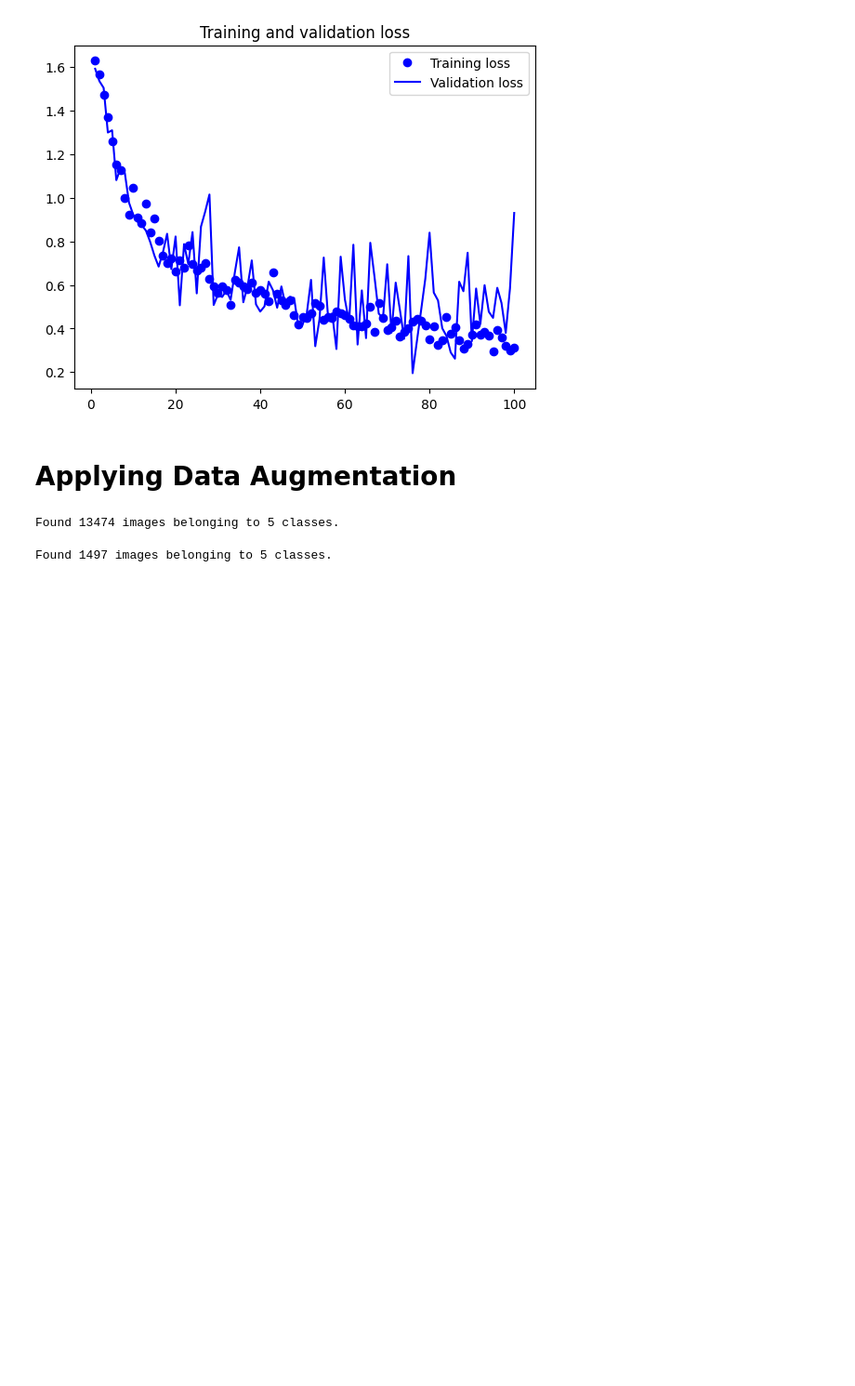
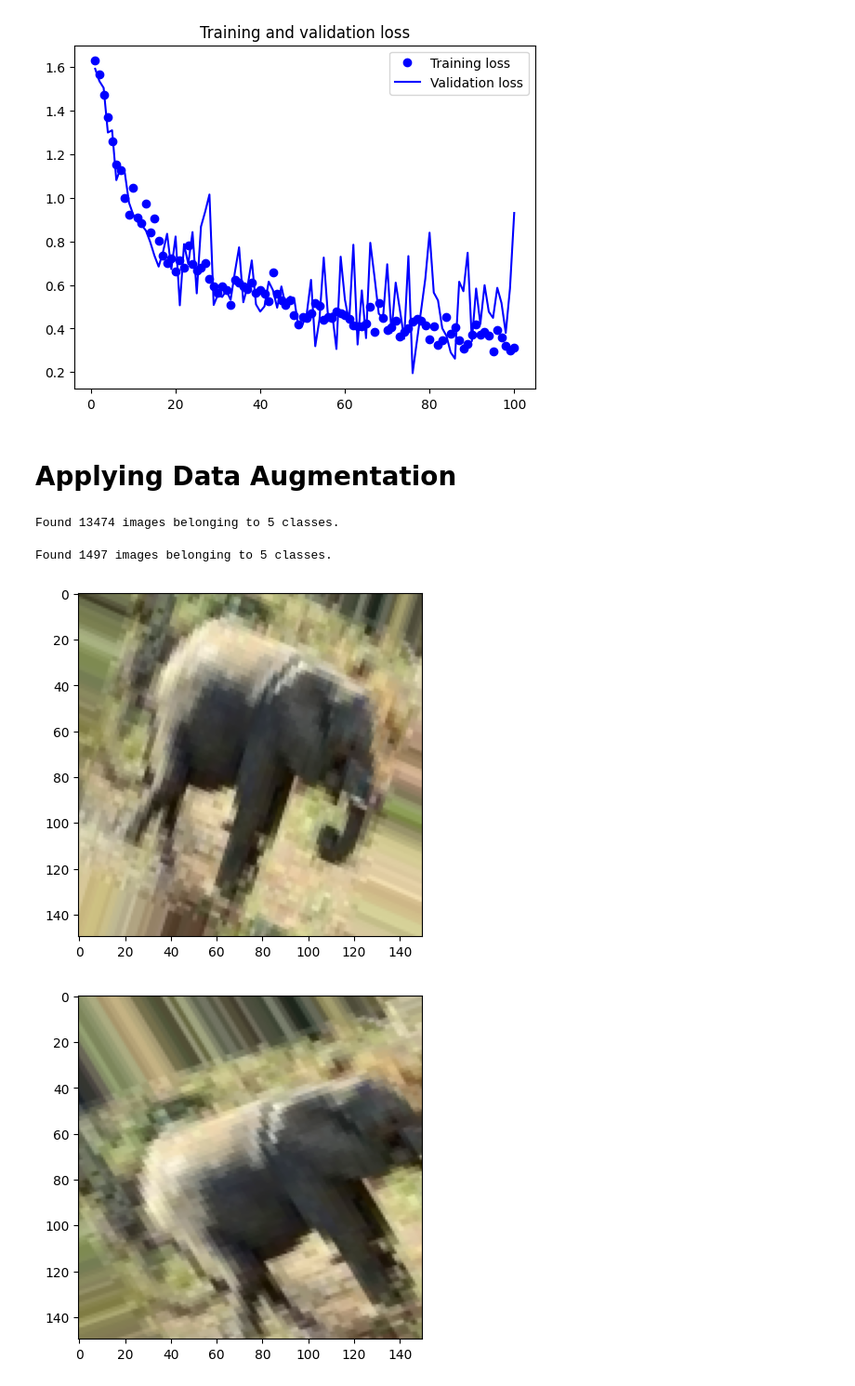
Before and after one commit to quantum-insights/DSM150_CNN, a Jupyter notebook: cnn.ipynb, the cells around one changed output. Shown at 93% size. Saved outputs shown, nothing was run; the diff lists cells and outputs as text; code cells hidden in the pictures; blank space fills up the shorter version.

```diff
--- a/cnn.ipynb
+++ b/cnn.ipynb
@@ -337,3 +387,29 @@ val_aug_generator= val_aug_img_data_gen.flow_from_directory(
 )
 # %% [output]
 Found 1497 images belonging to 5 classes.
+# %%
+# displaying some random pics
+from keras.preprocessing import image
+
+fnames= [os.path.join('./data/animals/train/elephant', fname) for fname in os.listdir('./data/animals/train/elephant') ]
+
+img_path= fnames[3]
+
+img= image.load_img(img_path, target_size=(150,150))
+
+x= image.img_to_array(img)
+x= x.reshape((1,) + x.shape)
+
+i=0
+
+for batch in train_aug_img_data_gen.flow(x, batch_size=1):
+    plt.figure(i)
+    imgplot= plt.imshow(image.array_to_img(batch[0]))
+    i += 1
+    if i % 4 == 0:
+        break
+
+plt.show()
+# %% [output]
+[figure, added]
+[figure, added]
```
Also changed, not shown: parts of 59 cells of this notebook.
